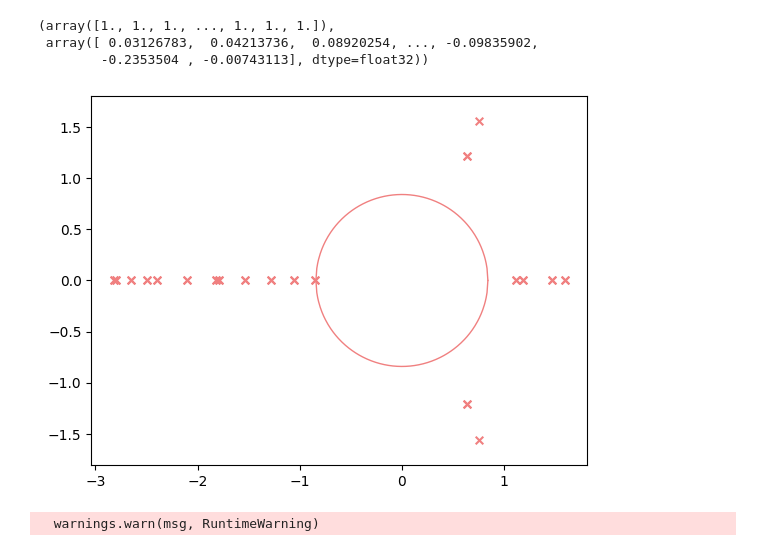
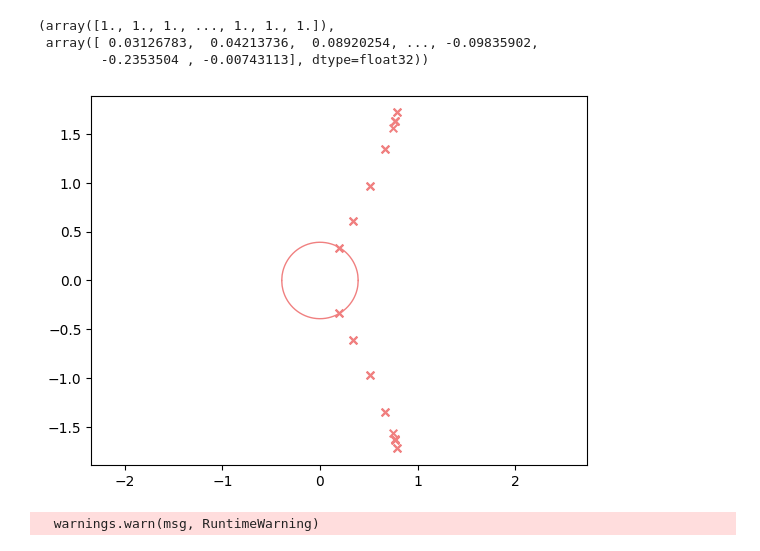
Before and after one commit to huang-yh20/spatial-linear-project, a Jupyter notebook: code/artfigs_NC/debug.ipynb, the cells around one changed output. Saved outputs shown, nothing was run; the diff lists cells and outputs as text; code cells hidden in the pictures.

```diff
--- a/code/artfigs_NC/debug.ipynb
+++ b/code/artfigs_NC/debug.ipynb
@@ -83,13 +83,13 @@ def generate_params_phase_d_II_g_bar_II_L(trial1:int, trial2:int, trial_num:int
     trial_num = trial_num
 
     N_E, N_I = 40000, 10000
-    alpha = 0.9
+    alpha = 0.95
     g_bar_EE, g_bar_IE, g_bar_EI, g_bar_II = 5.5, 5, -5, -4.25
     d_EE, d_IE, d_EI, d_II = 0.05, 0.05, 0.05, 0.05
     conn_NEE, conn_NIE, conn_NEI, conn_NII = tuple(alpha * np.array([2*np.pi * N_E * d_EE **2, 2*np.pi * N_I * d_IE **2, 2*np.pi * N_E * d_EI **2,2*np.pi * N_I * d_II **2]))
     g_EE, g_EI, g_IE, g_II = 0.1,0.1,0.1,0.1
 
-    d_II_list = np.linspace(0.02,0.1,trial_num)
+    d_II_list = np.linspace(0.025,0.1,trial_num)
     d_II = d_II_list[trial1]
     conn_NEE, conn_NIE, conn_NEI, conn_NII = tuple(alpha * np.array([2*np.pi * N_E * d_EE **2, 2*np.pi * N_I * d_IE **2, 2*np.pi * N_E * d_EI **2,2*np.pi * N_I * d_II **2]))
 
@@ -105,10 +105,10 @@ def generate_params_phase_d_II_g_bar_II_L(trial1:int, trial2:int, trial_num:int
 
     return p_net
 # %%
-p_net = generate_params_phase_d_II_g_bar_II_L(0,10)
+p_net = generate_params_phase_d_II_g_bar_II_L(10,10)
 temp_plot_pred(p_net)
 # %% [output]
-[figure, old version]
+[figure, new version]
 # %%
 changed_params = ['d_II', 'g_bar_II']
 changed_params_latex = [r'$d_{II}$', r'$\bar{g}_{II}$']
```
Also changed, not shown: 1 other file.
